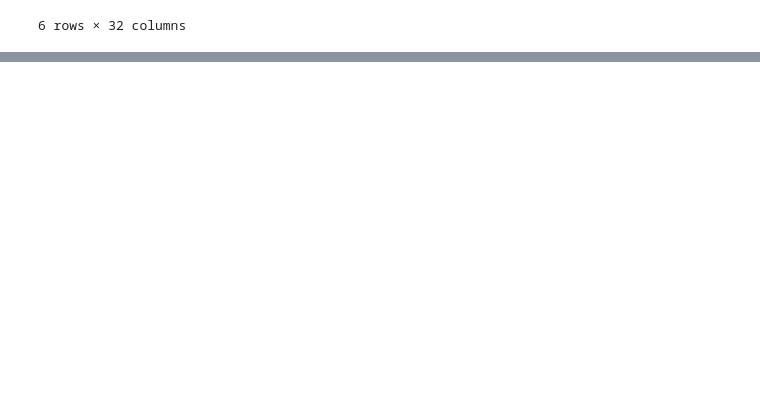
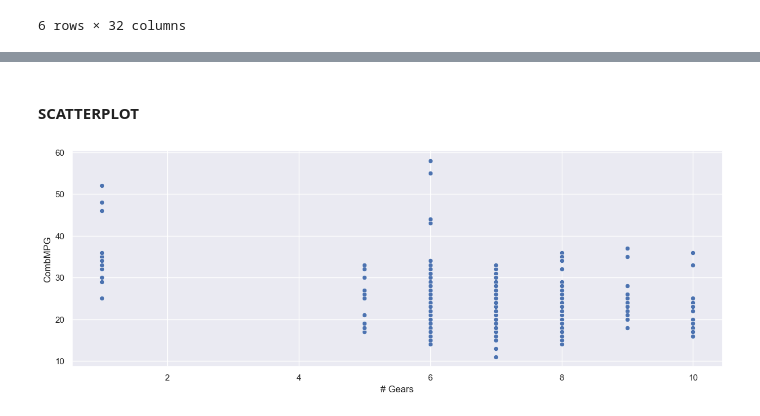
Before and after one commit to Ozxahmed/ML_DS_DL_Udemy_Course, a Jupyter notebook: s2_statistics_probability_refresher.ipynb, the cells around one changed output, grey strips where cells are left out. Saved outputs shown, nothing was run; the diff lists cells and outputs as text; code cells hidden in the pictures; blank space fills up the shorter version.

```diff
--- a/s2_statistics_probability_refresher.ipynb
+++ b/s2_statistics_probability_refresher.ipynb
@@ -699,0 +713,6 @@ df2
+# %% [markdown]
+#### SCATTERPLOT
+# %%
+sns.scatterplot(data=df, x='# Gears', y='CombMPG');
+# %% [output]
+[figure, added]
```
Also changed, not shown: parts of 25 cells of this notebook, 1 other file.
